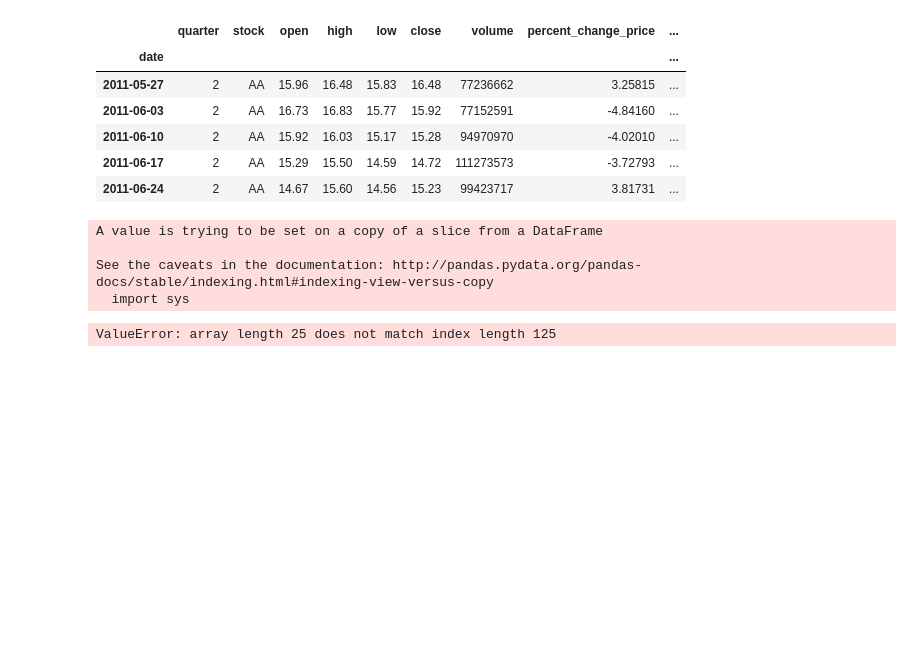
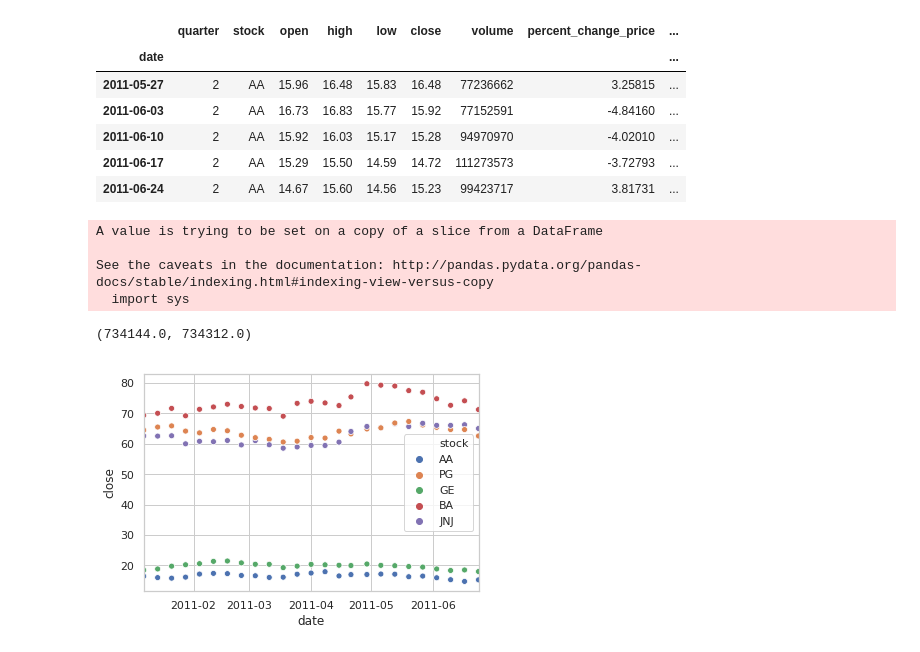
Before and after one commit to robahall/MLAlgoProjects, a Jupyter notebook: notebooks/3.0_rah_dowJone-timeseries-analysis.ipynb, the cells around one changed output. Cells and saved outputs as stored; diff of their text form; code cells hidden in the pictures; blank space fills up the shorter version.

Commit message:
Cleaned up and added additional companies.

```diff
--- a/notebooks/3.0_rah_dowJone-timeseries-analysis.ipynb
+++ b/notebooks/3.0_rah_dowJone-timeseries-analysis.ipynb
@@ -98,11 +98,13 @@ A value is trying to be set on a copy of a slice from a DataFrame
 See the caveats in the documentation: http://pandas.pydata.org/pandas-docs/stable/indexing.html#indexing-view-versus-copy
   import sys
 # %%
-ax = sns.scatterplot(x=aa.index,
+sns.set(style="whitegrid")
+ax = sns.scatterplot(x=a_few_companies.index,
                      y="close",
                      hue = 'stock',
                      data=a_few_companies
                     )
 plt.xlim('2011-01-07', '2011-06-24 	')
 # %% [output]
-ValueError: array length 25 does not match index length 125
+(734144.0, 734312.0)
+[figure, added]
```
